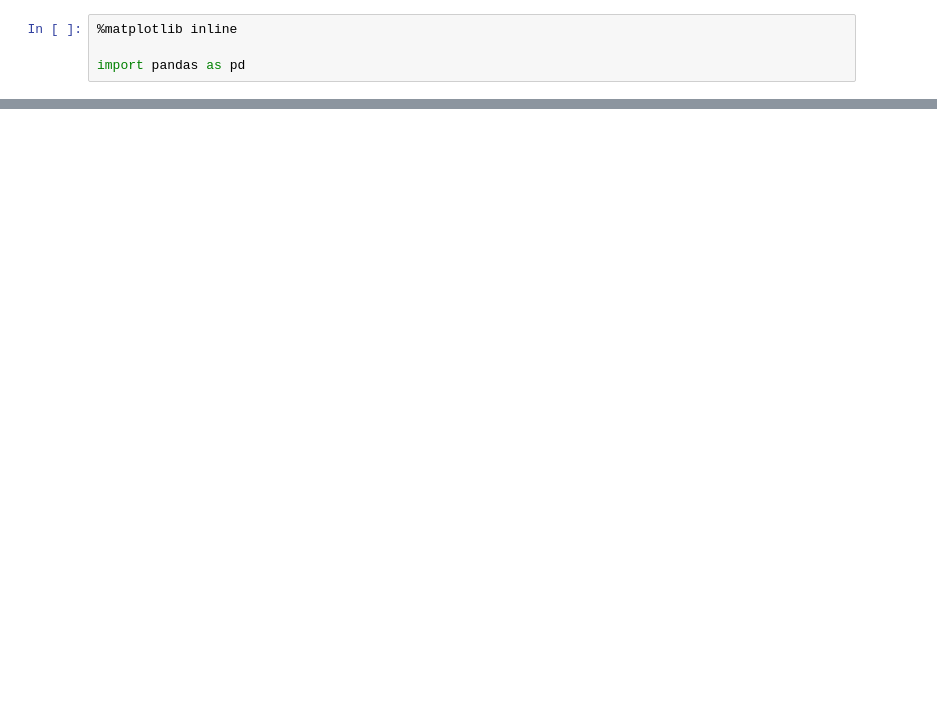
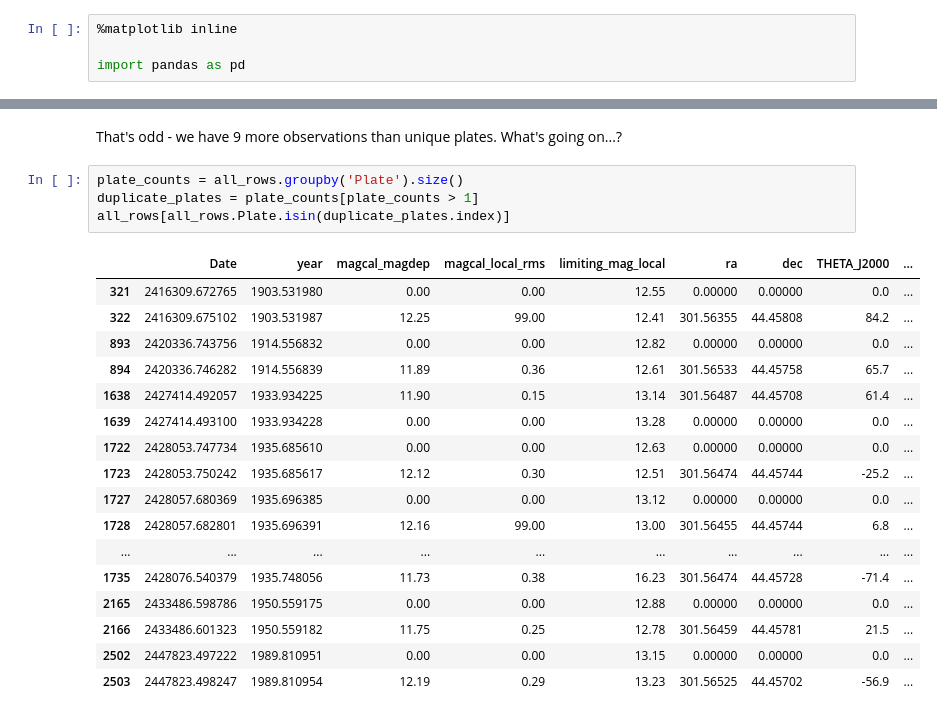
Before and after one commit to rhattersley/kic, a Jupyter notebook: first.ipynb, the cells around one changed output, grey strips where cells are left out. Saved outputs shown, nothing was run; the diff lists cells and outputs as text; blank space fills up the shorter version.

```diff
--- a/first.ipynb
+++ b/first.ipynb
@@ -16,0 +38,24 @@ df[:5]
+# %% [markdown]
+That's odd - we have 9 more observations than unique plates. What's going on...?
+# %%
+plate_counts = all_rows.groupby('Plate').size()
+duplicate_plates = plate_counts[plate_counts > 1]
+all_rows[all_rows.Plate.isin(duplicate_plates.index)]
+# %% [output]
+|  | Date | year | magcal_magdep | magcal_local_rms | limiting_mag_local | ra | dec | THETA_J2000 | ... |
+| 321 | 2416309.672765 | 1903.531980 | 0.00 | 0.00 | 12.55 | 0.00000 | 0.00000 | 0.0 | ... |
+| 322 | 2416309.675102 | 1903.531987 | 12.25 | 99.00 | 12.41 | 301.56355 | 44.45808 | 84.2 | ... |
+| 893 | 2420336.743756 | 1914.556832 | 0.00 | 0.00 | 12.82 | 0.00000 | 0.00000 | 0.0 | ... |
+| 894 | 2420336.746282 | 1914.556839 | 11.89 | 0.36 | 12.61 | 301.56533 | 44.45758 | 65.7 | ... |
+| 1638 | 2427414.492057 | 1933.934225 | 11.90 | 0.15 | 13.14 | 301.56487 | 44.45708 | 61.4 | ... |
+| 1639 | 2427414.493100 | 1933.934228 | 0.00 | 0.00 | 13.28 | 0.00000 | 0.00000 | 0.0 | ... |
+| 1722 | 2428053.747734 | 1935.685610 | 0.00 | 0.00 | 12.63 | 0.00000 | 0.00000 | 0.0 | ... |
+| 1723 | 2428053.750242 | 1935.685617 | 12.12 | 0.30 | 12.51 | 301.56474 | 44.45744 | -25.2 | ... |
+| 1727 | 2428057.680369 | 1935.696385 | 0.00 | 0.00 | 13.12 | 0.00000 | 0.00000 | 0.0 | ... |
+| 1728 | 2428057.682801 | 1935.696391 | 12.16 | 99.00 | 13.00 | 301.56455 | 44.45744 | 6.8 | ... |
+| ... | ... | ... | ... | ... | ... | ... | ... | ... | ... |
+| 1735 | 2428076.540379 | 1935.748056 | 11.73 | 0.38 | 16.23 | 301.56474 | 44.45728 | -71.4 | ... |
+| 2165 | 2433486.598786 | 1950.559175 | 0.00 | 0.00 | 12.88 | 0.00000 | 0.00000 | 0.0 | ... |
+| 2166 | 2433486.601323 | 1950.559182 | 11.75 | 0.25 | 12.78 | 301.56459 | 44.45781 | 21.5 | ... |
+| 2502 | 2447823.497222 | 1989.810951 | 0.00 | 0.00 | 13.15 | 0.00000 | 0.00000 | 0.0 | ... |
+| 2503 | 2447823.498247 | 1989.810954 | 12.19 | 0.29 | 13.23 | 301.56525 | 44.45702 | -56.9 | ... |
```
Also changed, not shown: parts of 14 cells of this notebook, 1 other file.
